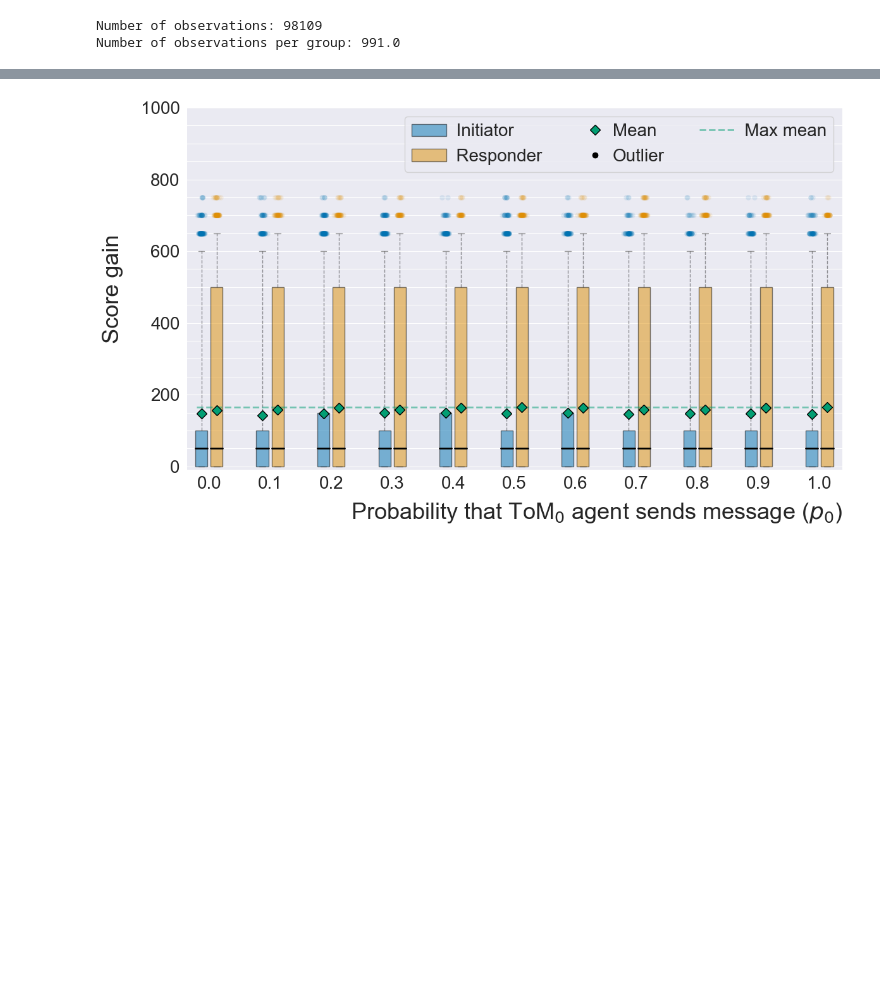
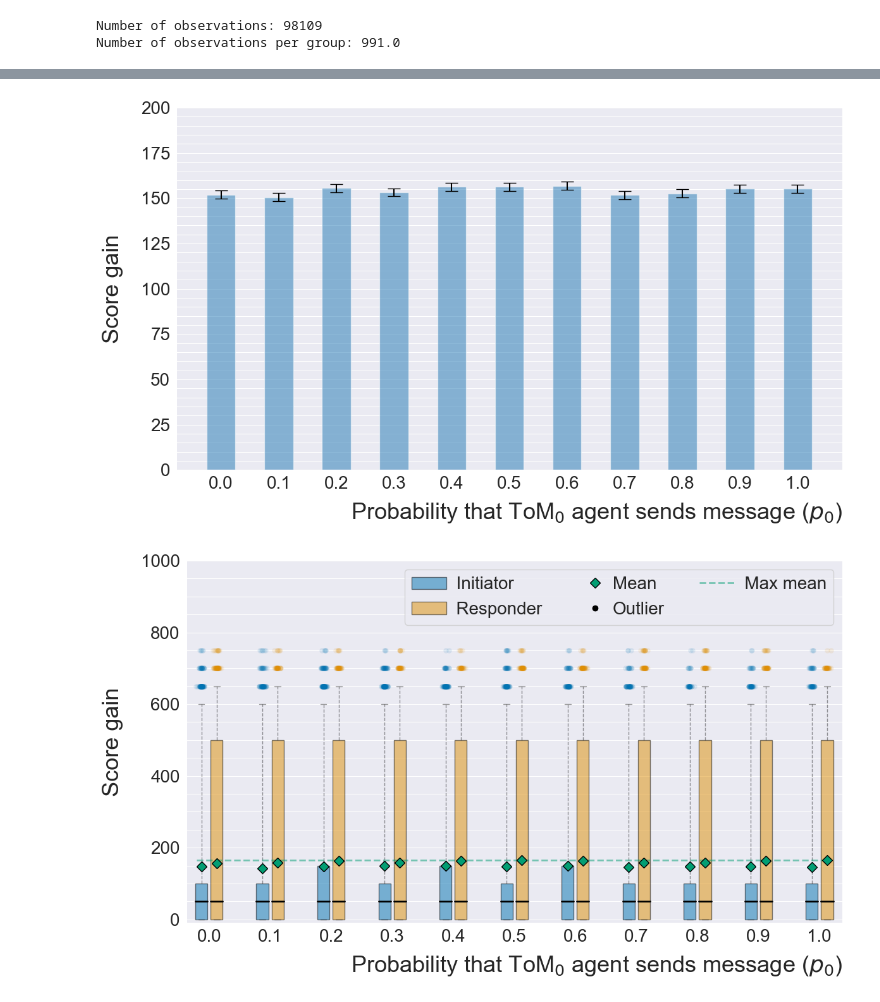
Before and after one commit to SverreBr/MasterThesis, a Jupyter notebook: py_src/expDetermineProb.ipynb, the cells around one changed output, grey strips where cells are left out. Cells and saved outputs as stored; diff of their text form; code cells hidden in the pictures; blank space fills up the shorter version.

Commit message:
Split results settings

```diff
--- a/py_src/expDetermineProb.ipynb
+++ b/py_src/expDetermineProb.ipynb
@@ -161,3 +224,78 @@ plt.savefig(figure_path + "boxplot_pareto.pdf")
+# %%
+# Figure settings
+meanpointprops = dict(marker='D', markeredgecolor='black', markerfacecolor=sns.color_palette('colorblind')[2], markersize=8)
+whiskerprops = dict(alpha=0.4, linestyle="dashed")
+capprops = dict(alpha=0.4)
+medianprops = dict(lw=2, color="black")
+boxprops = dict(facecolor=INIT_COL, color="black", alpha=0.5)
+
+BIN_WIDTH = 0.05
+TICK_SIZE = 20
+VALUE_SIZE = 14
+LABEL_SIZE = 26
+figsize = (12,7)
+
+
+def make_bar_plot(data, ax):
+    means = [i for i, _ in data.values()]
+    errors = [i for _, i in data.values()]
+    ax.bar(data.keys(), means, width=BIN_WIDTH, alpha=0.5, yerr=errors, capsize=7)
+
+    # if draw_points:
+    #     x = np.random.normal(pos[0], 0.05, size=len(data))
+    #     y = data
+    #     ax.scatter(x, y, color=INIT_COL, alpha=0.25, linewidth=0)
+    # else:
+    #     top_points = bp["fliers"][0].get_data()
+    #     x = np.random.normal(top_points[0], 0.05, size=len(top_points[0]))
+    #     y = top_points[1]
+    #     ax.scatter(x, y, color=INIT_COL, alpha=0.25, linewidth=0)
+
+
+def make_plot(data):
+    fig, ax = plt.subplots(figsize = figsize)
+    max_mean = 0
+    plot_dict = {}
+    confidence = 0.83
+
+    for i in range(0, 11, 1):
+        plot_data = list(data[data["zeroToMProb"] == i/10]["gain"])
+        t_stat = stats.t.ppf(confidence, len(plot_data) - 1)
+        plot_dict[i/10] = (np.mean(plot_data), t_stat * np.std(plot_data) / math.sqrt(len(plot_data)))
+        max_mean = max(max_mean, np.mean(plot_data))
+
+    make_bar_plot(plot_dict, ax)
+
+    # new_val = np.mean(plot_data)
+    # ax.text(i, new_val+10, round(new_val), size=VALUE_SIZE, ha="center", va='bottom')
+    # max_mean = np.max([new_val, max_mean])
+    # print(f"- p_0={i/10}, mean={new_val}, sd={np.std(plot_data)}")
+
+    # Add horizontal line...
+    # ax.hlines(y=max_mean, xmin=-BIN_WIDTH, xmax=1 + BIN_WIDTH, linestyles='dashed', label='smt', lw=2, colors=meanpointprops["markerfacecolor"])
+
+    handles, _ = ax.get_legend_handles_labels()
+    ax.tick_params(axis='both', labelsize=TICK_SIZE)
+    ax.set_ylim(top=200, bottom=0)
+    ax.set_xticks(np.arange(0, 1.1, 0.1))
+    # ax.legend((plt.Line2D([0], [0], color=meanpointprops["markerfacecolor"], marker=meanpointprops["marker"],
+    #                         markeredgecolor=meanpointprops["markeredgecolor"], markersize=meanpointprops["markersize"], linewidth=0),
+    #         plt.Line2D([0],[0], color=INIT_COL, marker="o", linewidth=0, alpha=1),
+    #         handles[0]),
+    #         ("Mean", "Outlier", "  Max mean"), fontsize=TICK_SIZE, ncol=3, fancybox=True, loc="upper right", handletextpad=0)
+
+    ax.xaxis.grid(False, which ="both")
+    ax.yaxis.grid(True, which="both")
+
+    ax.set_ylabel("Score gain", fontsize=LABEL_SIZE, labelpad=20)
+    ax.set_xlabel(r"Probability that ToM$_0$ agent sends message ($p_0$)", fontsize=LABEL_SIZE, loc="right", labelpad=10)
+    fig.tight_layout()
+    plt.minorticks_on()
+
+make_plot(df_transformed)
+plt.savefig(figure_path + "barplot_with_CI.pdf")
+# %% [output]
+[figure, added]
 # %%
 # Figure settings
 meanpointprops = dict(marker='D', markeredgecolor='black', markerfacecolor=sns.color_palette('colorblind')[2], markersize=8)
```
Also changed, not shown: parts of 4 cells of this notebook, 10 other files.
